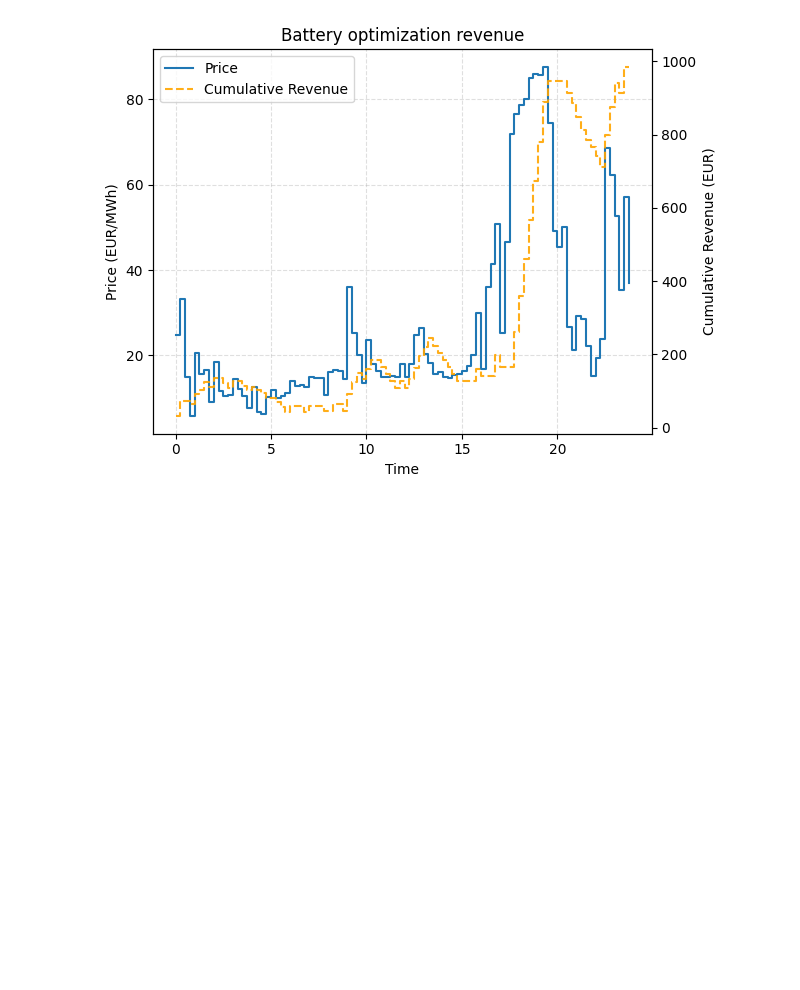
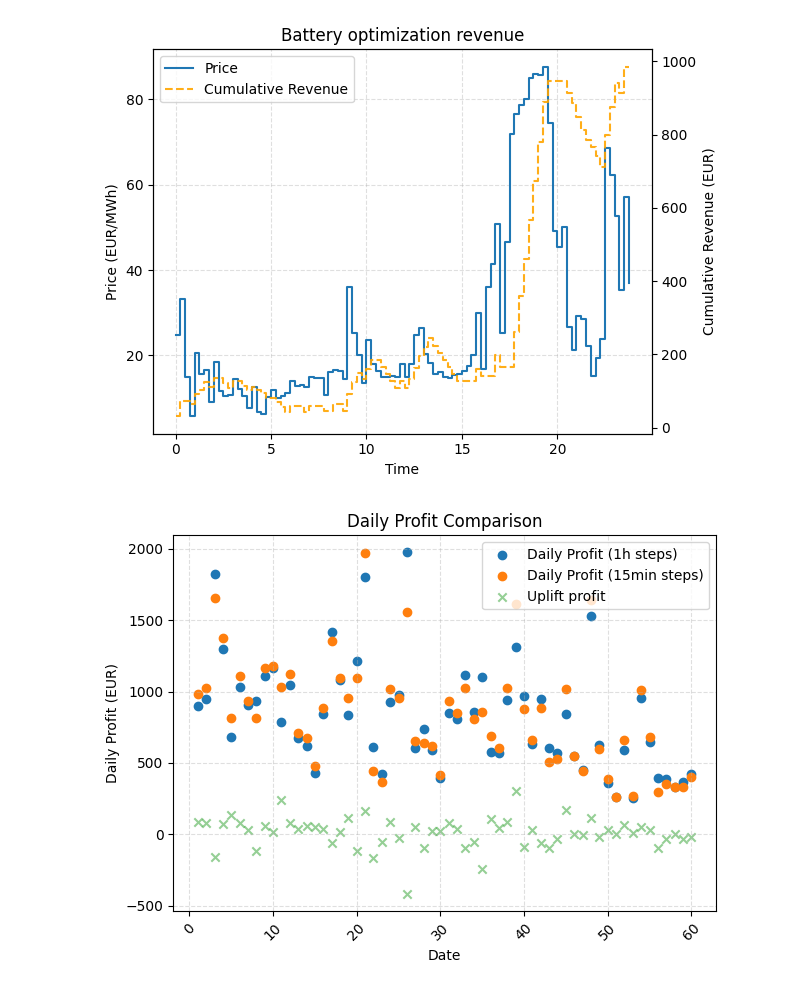
Before and after one commit to PierreG25/Battery-Optimization, a Jupyter notebook: visualization.ipynb, the cells around one changed output. Drawn from its saved outputs; the diff is of its cells as text; code cells hidden in the pictures; blank space fills up the shorter version.

Commit message:
profit comparison (uplift)

```diff
--- a/visualization.ipynb
+++ b/visualization.ipynb
@@ -94,3 +99,29 @@ fig.tight_layout()
 plt.show()
 # %% [output]
 [figure]
+# %%
+csv_path='data/daily_summary.csv'
+csv_path_15='data/daily_summary_15.csv'
+
+df = pd.read_csv(csv_path)
+df_15 = pd.read_csv(csv_path_15)
+
+df['cumulative_profit'] = df['profit_EUR'].cumsum()
+df_15['cumulative_profit'] = df_15['profit_EUR'].cumsum()
+
+nb_days = len(df)
+
+plt.scatter(range(1,nb_days+1), df['profit_EUR'], label='Daily Profit (1h steps)')
+plt.scatter(range(1,nb_days+1), df_15['profit_EUR'], label='Daily Profit (15min steps)')
+plt.scatter(range(1,nb_days+1), df_15['profit_EUR'] - df['profit_EUR'], label='Uplift profit', marker='x', alpha=0.5)
+plt.xlabel('Date')
+plt.ylabel('Daily Profit (EUR)')
+plt.title('Daily Profit Comparison')
+plt.legend()
+plt.grid(True, linestyle="--", alpha=0.4)
+plt.xticks(rotation=45)
+plt.tight_layout()
+plt.savefig('figures/daily_profit_comparison.png', dpi=300)
+plt.show()
+# %% [output]
+[figure, added]
```
Also changed, not shown: parts of 5 cells of this notebook, 14 other files.
